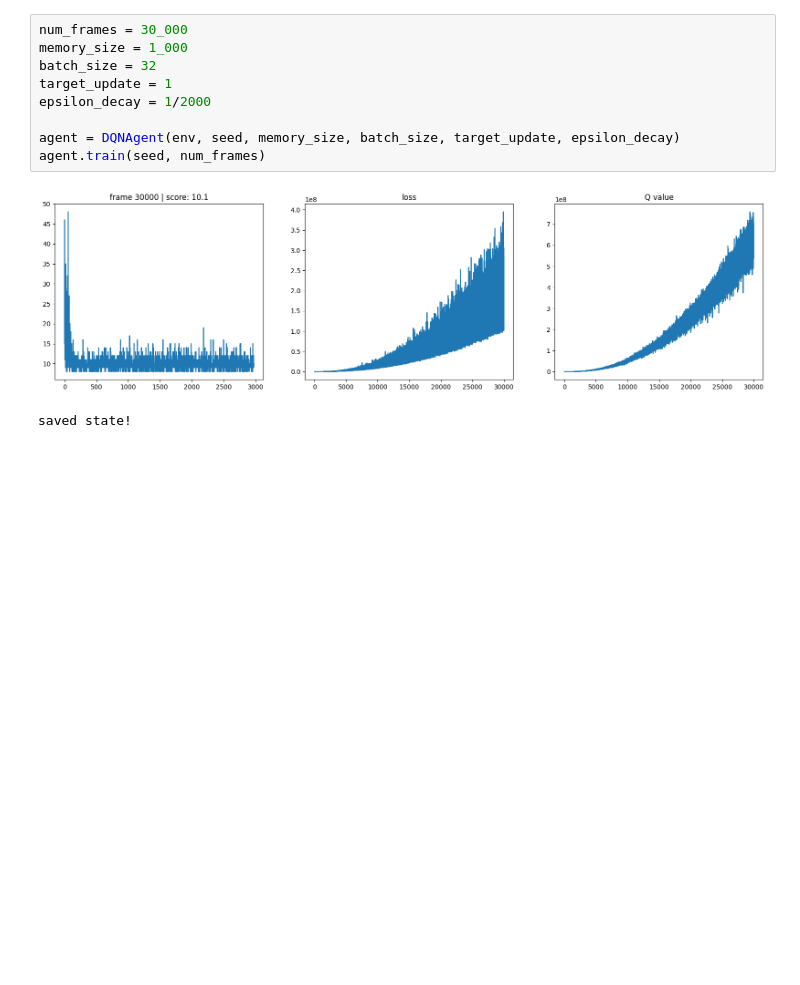
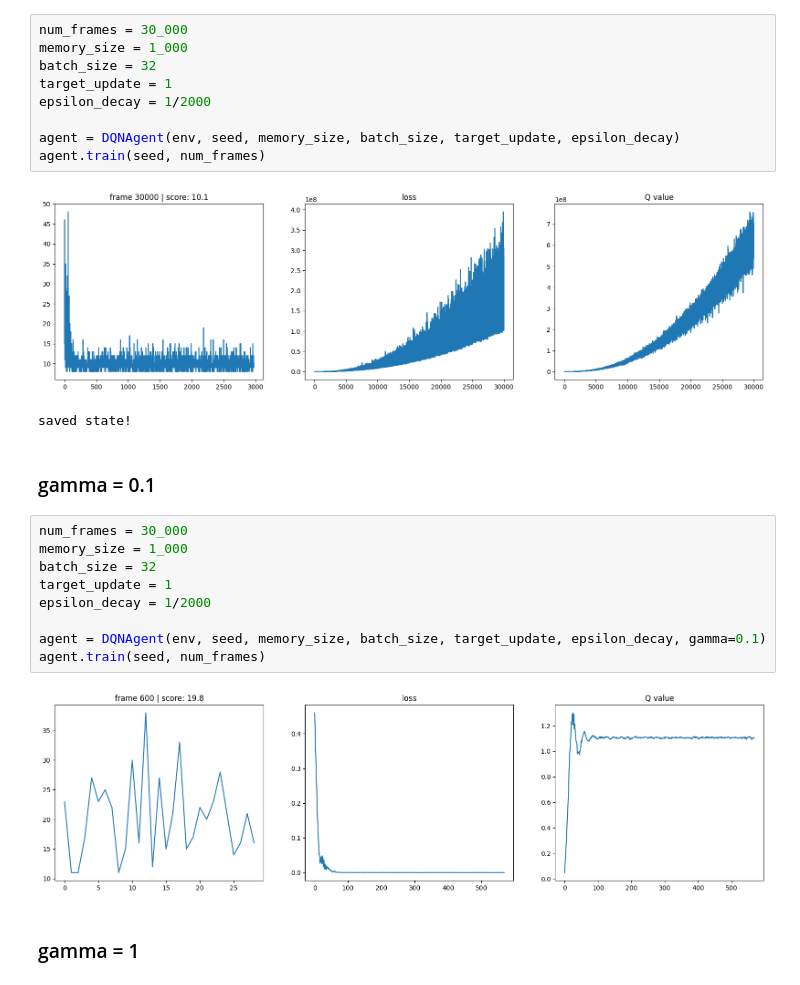
Before and after one commit to aetherclouds/rainbow, a Jupyter notebook: src/01.ipynb, the cells around one changed output. Saved outputs shown, nothing was run; the diff lists cells and outputs as text; blank space fills up the shorter version.

```diff
--- a/src/01.ipynb
+++ b/src/01.ipynb
@@ -435,3 +438,18 @@ agent.train(seed, num_frames)
 # %% [output]
 [figure]
 saved state!
+# %% [markdown]
+### gamma = 0.1
+# %%
+num_frames = 30_000
+memory_size = 1_000
+batch_size = 32
+target_update = 1
+epsilon_decay = 1/2000
+
+agent = DQNAgent(env, seed, memory_size, batch_size, target_update, epsilon_decay, gamma=0.1)
+agent.train(seed, num_frames)
+# %% [output]
+[figure, added]
+# %% [markdown]
+### gamma = 1
```
Also changed, not shown: parts of 4 cells of this notebook, 3 other files.
